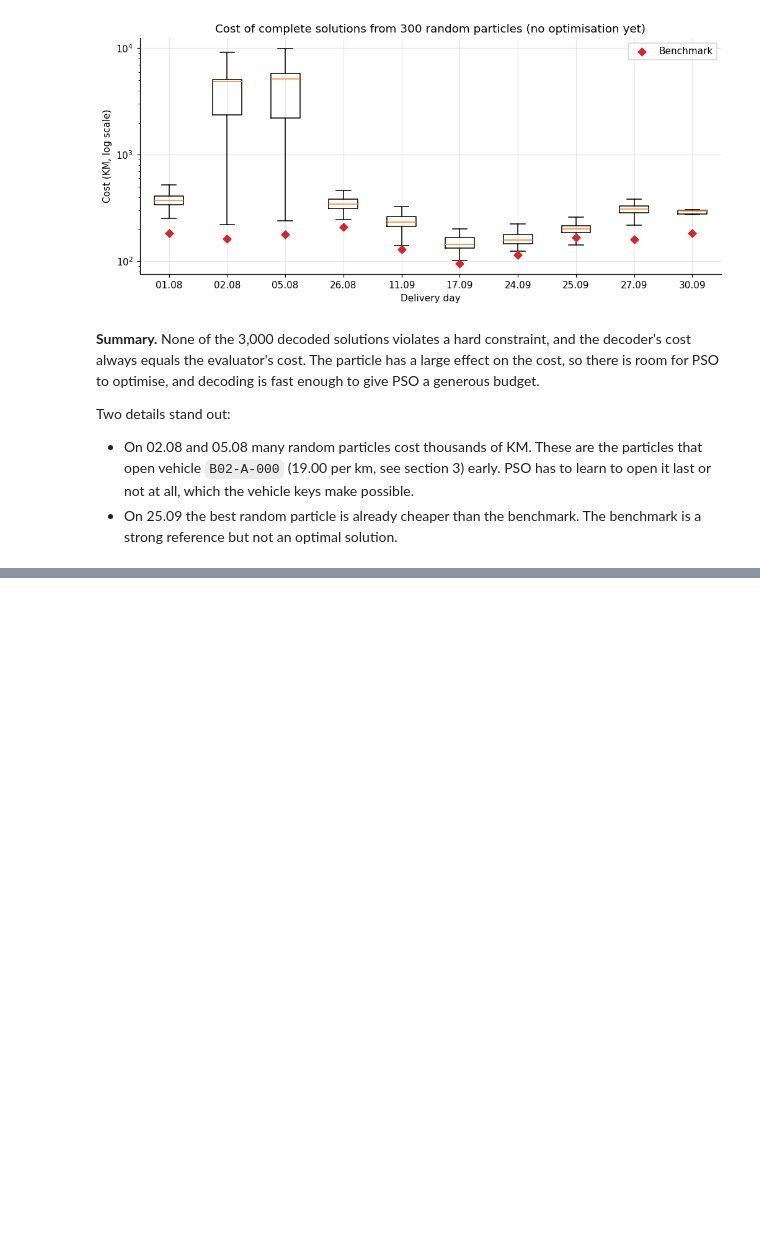
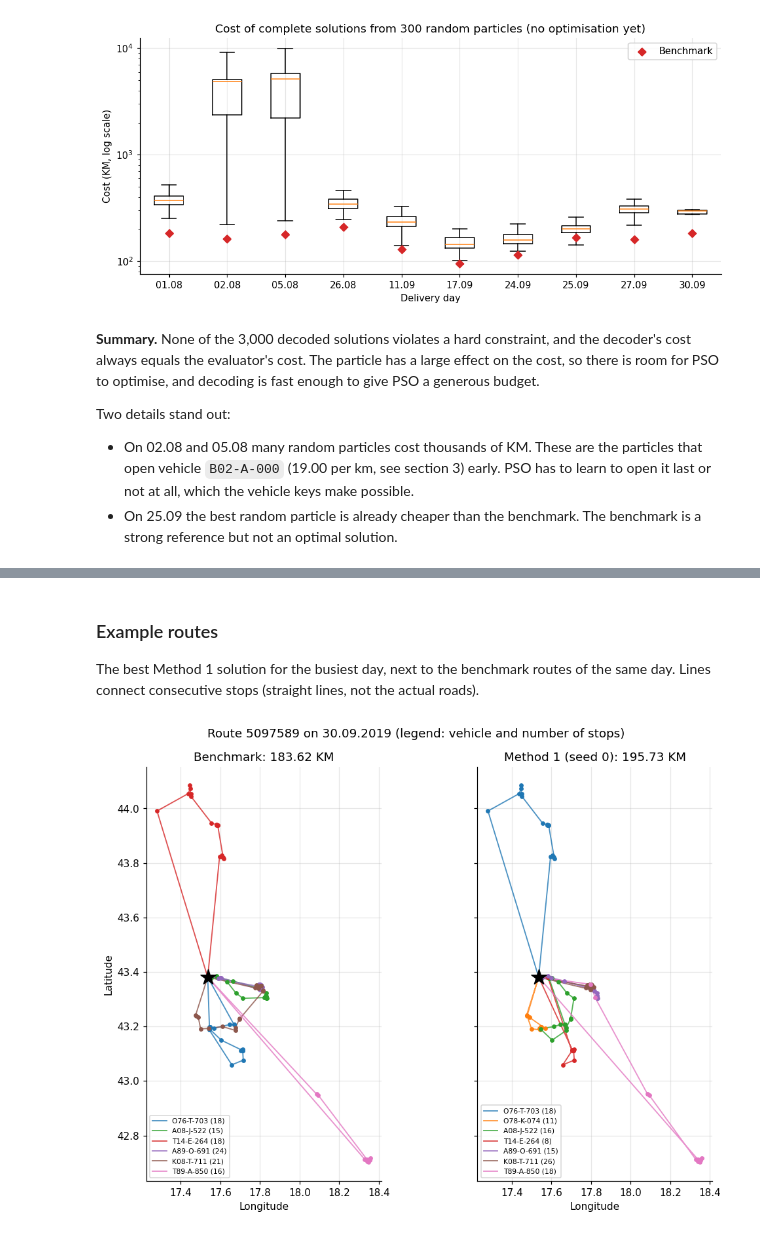
Before and after one commit to Anjar425/vrp-pso-clustering, a Jupyter notebook: notebooks/VRP.ipynb, the cells around one changed output, grey strips where cells are left out. Drawn from its saved outputs; the diff is of its cells as text; code cells hidden in the pictures; blank space fills up the shorter version.

```diff
--- a/notebooks/VRP.ipynb
+++ b/notebooks/VRP.ipynb
@@ -1338,0 +1967,42 @@ Two details stand out:
+# %% [markdown]
+### Example routes
+
+The best Method 1 solution for the busiest day, next to the benchmark routes of the same day. Lines
+connect consecutive stops (straight lines, not the actual roads).
+# %%
+def plot_routes(ax, inst, solution, title):
+    colors = plt.get_cmap("tab10")
+    lat, lon = inst.coords[:, 0], inst.coords[:, 1]
+    for r in sorted(solution, key=lambda r: r.vehicle):
+        path = [0, *r.stops, 0]
+        ax.plot(lon[path], lat[path], "-", lw=1.2, alpha=0.8, color=colors(r.vehicle % 10),
+                label=f"{inst.vehicle_codes[r.vehicle]} ({len(r.stops)})")
+        ax.scatter(lon[r.stops], lat[r.stops], s=12, color=colors(r.vehicle % 10), zorder=3)
+    ax.scatter(lon[0], lat[0], marker="*", s=250, color="black", zorder=5)
+    ax.set_aspect(1 / np.cos(np.radians(lat[0])))
+    ax.set_title(title)
+    ax.set_xlabel("Longitude")
+    ax.legend(fontsize=7, loc="lower left")
+
+
+def best_solution(results, rid):
+    s = results["summary"].query("ROUTE_ID == @rid")
+    seed = int(s.loc[s["COST"].idxmin(), "SEED"])
+    frame = results["solution"].query("ROUTE_ID == @rid and SEED == @seed")
+    return frame_to_solution(INSTANCES[rid], frame), seed
+
+
+EXAMPLE_DAY = 5097589
+inst = INSTANCES[EXAMPLE_DAY]
+sol, seed = best_solution(m1, EXAMPLE_DAY)
+fig, axes = plt.subplots(1, 2, figsize=(10, 7), sharex=True, sharey=True)
+plot_routes(axes[0], inst, benchmark_solution(inst),
+            f"Benchmark: {evaluate(inst, benchmark_solution(inst))['cost']:.2f} KM")
+plot_routes(axes[1], inst, sol, f"Method 1 (seed {seed}): {evaluate(inst, sol)['cost']:.2f} KM")
+axes[0].set_ylabel("Latitude")
+fig.suptitle(f"{FIGURE_LABEL[EXAMPLE_DAY]} (legend: vehicle and number of stops)")
+fig.tight_layout()
+save_figure(fig, "method1_routes_example")
+plt.show()
+# %% [output]
+[figure, added]
```
Also changed, not shown: parts of 28 cells of this notebook, 7 other files.
